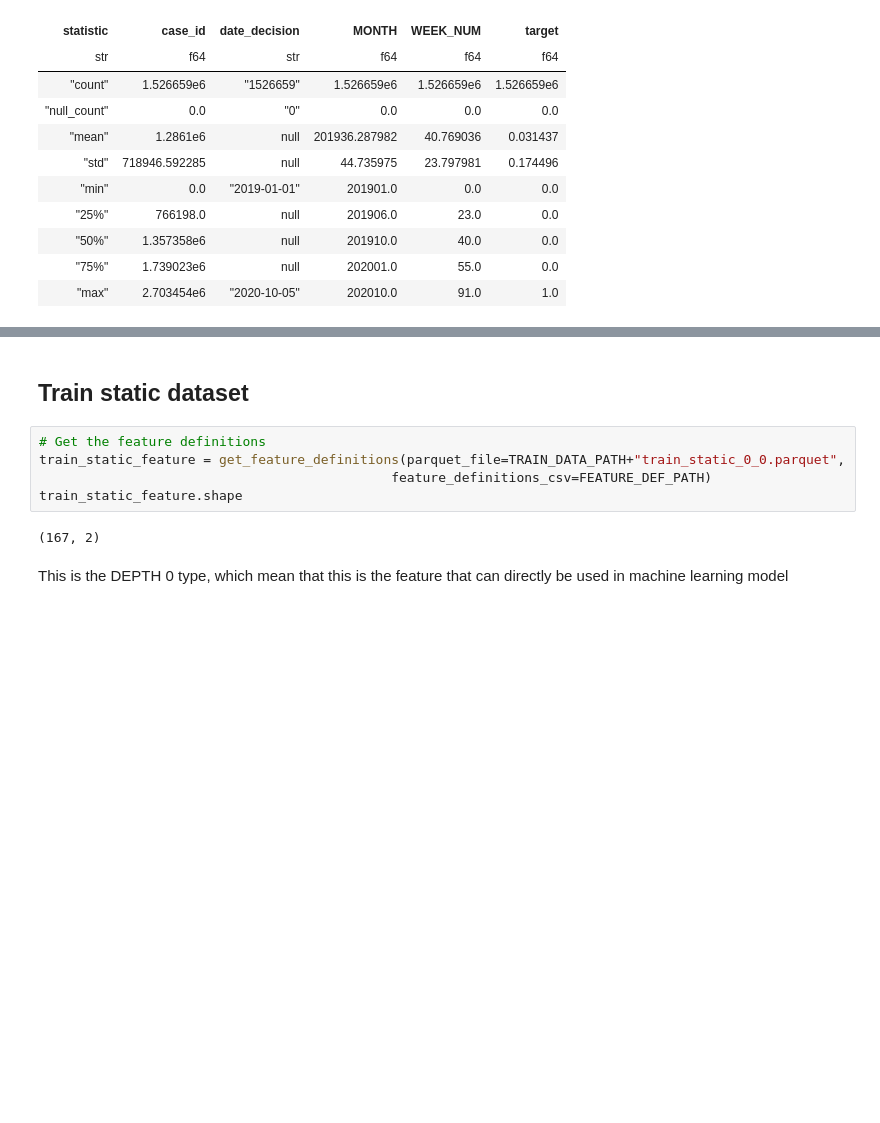
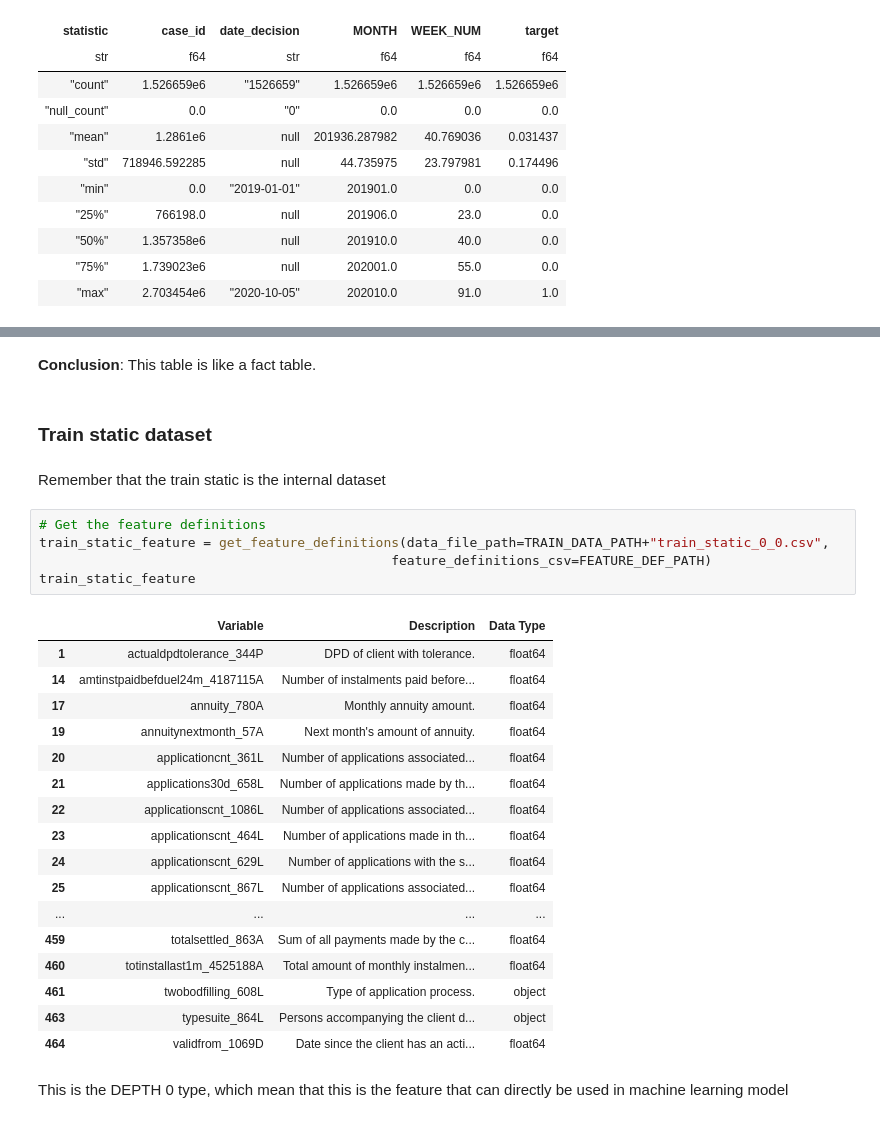
Before and after one commit to ngnquanq/credit-risk-ml-system, a Jupyter notebook: notebooks/demo.ipynb, the cells around one changed output, grey strips where cells are left out. Cells and saved outputs as stored; diff of their text form; blank space fills up the shorter version.

```diff
--- a/notebooks/demo.ipynb
+++ b/notebooks/demo.ipynb
@@ -66,12 +100,32 @@ The train base have no Null columns
+# %% [markdown]
+**Conclusion**: This table is like a fact table.
 # %% [markdown]
-## Train static dataset
+### Train static dataset
+# %% [markdown]
+Remember that the train static is the internal dataset
 # %%
 # Get the feature definitions
-train_static_feature = get_feature_definitions(parquet_file=TRAIN_DATA_PATH+"train_static_0_0.parquet",
+train_static_feature = get_feature_definitions(data_file_path=TRAIN_DATA_PATH+"train_static_0_0.csv",
                                              feature_definitions_csv=FEATURE_DEF_PATH)
-train_static_feature.shape
+train_static_feature
 # %% [output]
-(167, 2)
+|  | Variable | Description | Data Type |
+| 1 | actualdpdtolerance_344P | DPD of client with tolerance. | float64 |
+| 14 | amtinstpaidbefduel24m_4187115A | Number of instalments paid before... | float64 |
+| 17 | annuity_780A | Monthly annuity amount. | float64 |
+| 19 | annuitynextmonth_57A | Next month's amount of annuity. | float64 |
+| 20 | applicationcnt_361L | Number of applications associated... | float64 |
+| 21 | applications30d_658L | Number of applications made by th... | float64 |
+| 22 | applicationscnt_1086L | Number of applications associated... | float64 |
+| 23 | applicationscnt_464L | Number of applications made in th... | float64 |
+| 24 | applicationscnt_629L | Number of applications with the s... | float64 |
+| 25 | applicationscnt_867L | Number of applications associated... | float64 |
+| ... | ... | ... | ... |
+| 459 | totalsettled_863A | Sum of all payments made by the c... | float64 |
+| 460 | totinstallast1m_4525188A | Total amount of monthly instalmen... | float64 |
+| 461 | twobodfilling_608L | Type of application process. | object |
+| 463 | typesuite_864L | Persons accompanying the client d... | object |
+| 464 | validfrom_1069D | Date since the client has an acti... | float64 |
 # %% [markdown]
 This is the DEPTH 0 type, which mean that this is the feature that can directly be used in machine learning model
 # %%
```
Also changed, not shown: parts of 26 cells of this notebook, 5 other files.
